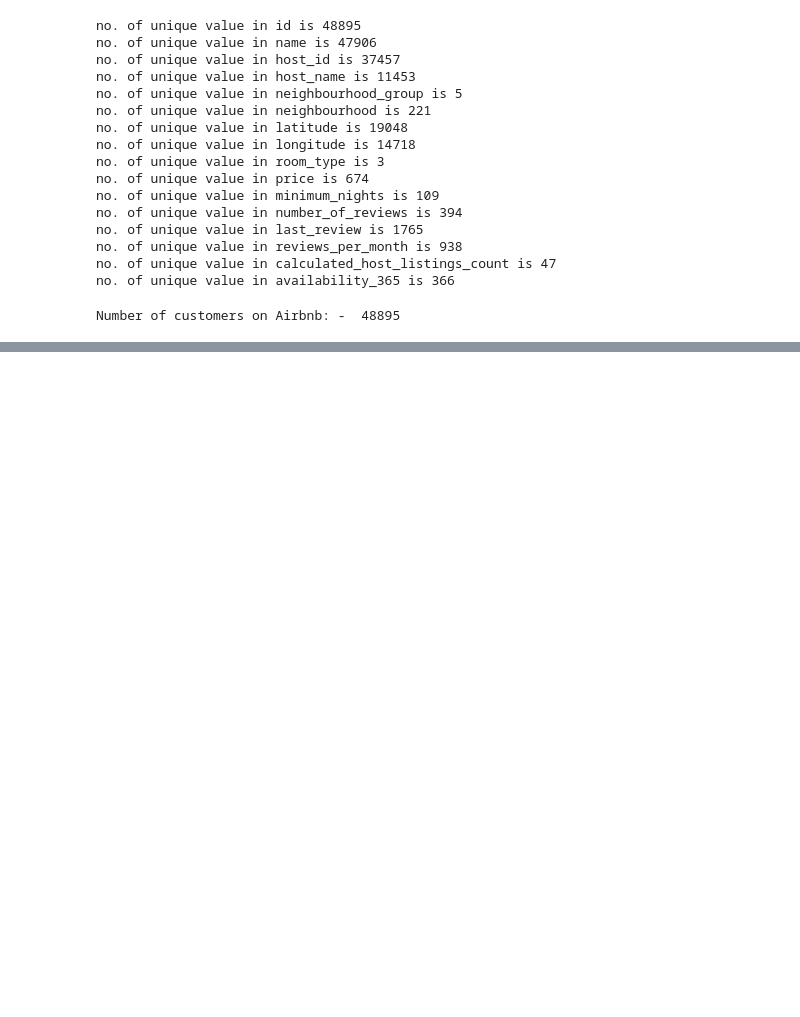
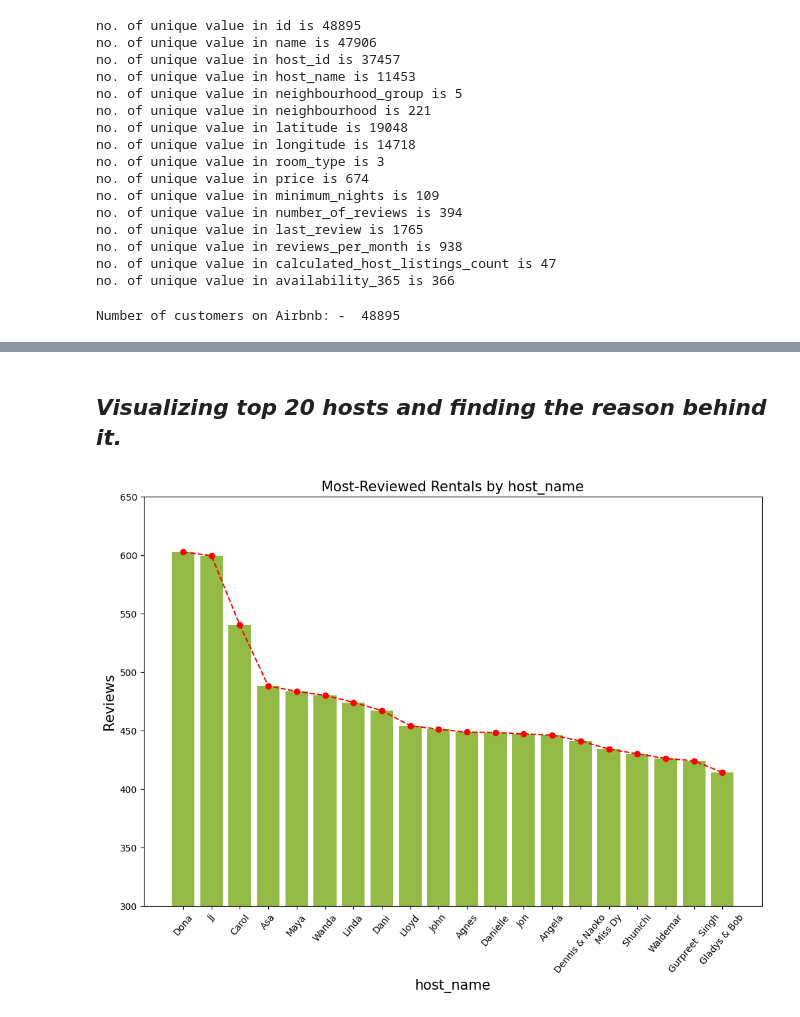
Before and after one commit to abhijeetanand9875/AirBnb_Bookings_Analysis-EDA-Abhijeet, a Jupyter notebook: Copy_of_Abhijeet_EDA_AirBnb_Bookings_Analysis_Notebook.ipynb, the cells around one changed output, grey strips where cells are left out. Drawn from its saved outputs; the diff is of its cells as text; code cells hidden in the pictures; blank space fills up the shorter version.

```diff
--- a/Copy_of_Abhijeet_EDA_AirBnb_Bookings_Analysis_Notebook.ipynb
+++ b/Copy_of_Abhijeet_EDA_AirBnb_Bookings_Analysis_Notebook.ipynb
@@ -269,0 +292,19 @@ KeyError: ignored
+# %% [markdown]
+## ***Visualizing top 20 hosts and finding the reason behind it.***
+# %%
+
+most_review_host_df = airbnb_data.sort_values('number_of_reviews',ascending=False)
+top_reviewed_host_df = most_review_host_df.loc[:,['host_name','number_of_reviews']][:30]
+top_reviewed_host_df = top_reviewed_host_df.groupby('host_name').mean().sort_values('number_of_reviews',ascending=False).reset_index()
+fig,ax = plt.subplots(figsize=(12,8))
+sns.barplot(x=top_reviewed_host_df['host_name'],y=top_reviewed_host_df['number_of_reviews'].values,color='yellowgreen',ax=ax)
+plt.plot(top_reviewed_host_df['number_of_reviews'], marker='o', color='red',linestyle='--')
+plt.ylabel('Reviews', fontsize='15')
+plt.xlabel('host_name',fontsize='15')
+plt.ylim((300,650))
+for ax in ax.get_xticklabels():
+  ax.set_rotation(50)
+plt.title('Most-Reviewed Rentals by host_name',fontsize='15')
+plt.show()
+# %% [output]
+[figure, added]
```
Also changed, not shown: parts of 27 cells of this notebook.
